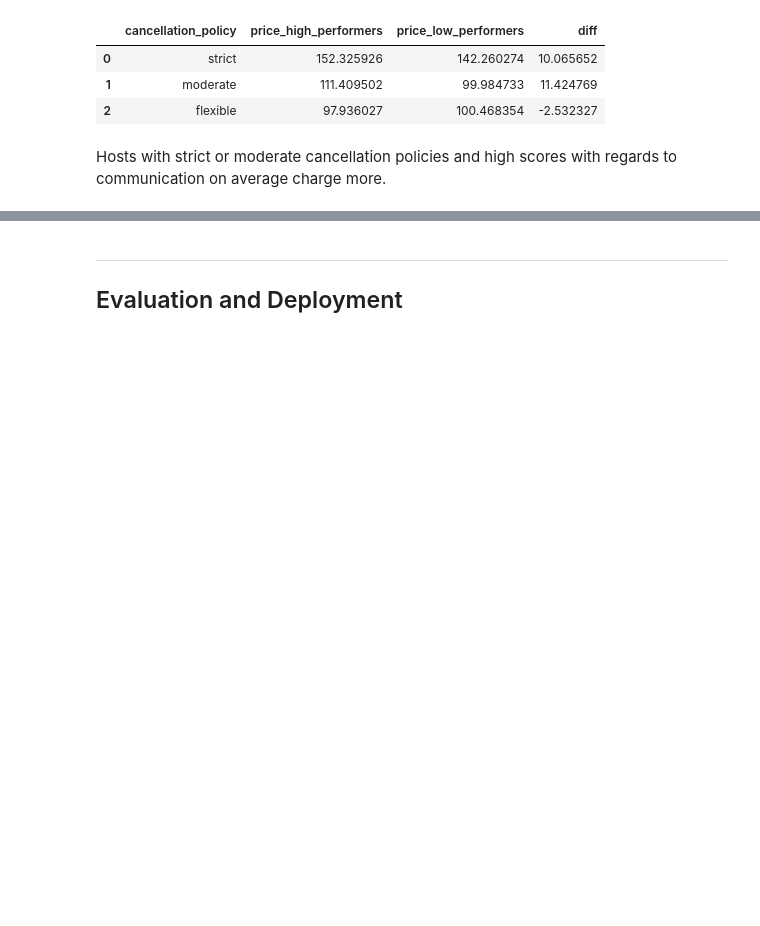
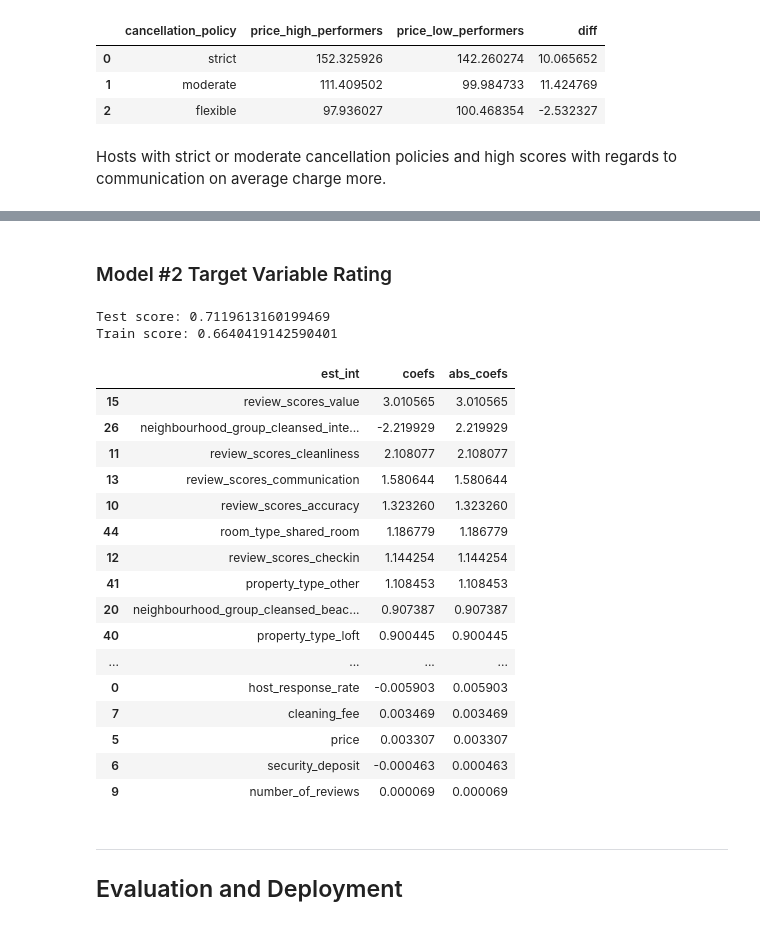
Before and after one commit to sandramuschkorgel/Udacity_Airbnb_Seattle_Analysis, a Jupyter notebook: DSND_Write_A_Data_Science_Blog_Post.ipynb, the cells around one changed output, grey strips where cells are left out. Cells and saved outputs as stored; diff of their text form; code cells hidden in the pictures; blank space fills up the shorter version.

Commit message:
feat: Update Linear Regression Model

```diff
--- a/DSND_Write_A_Data_Science_Blog_Post.ipynb
+++ b/DSND_Write_A_Data_Science_Blog_Post.ipynb
@@ -948,18 +966,18 @@ def linear_regression_model(df, target_col):
     """
 
     X = df.drop(target_col, axis=1)
-    y = df[target_col]
+    Y = df[target_col]
 
-    X_train, X_test, y_train, y_test = train_test_split(X, y)
+    X_train, X_test, Y_train, Y_test = train_test_split(X, Y, test_size=.2, random_state=3)
 
     lm_model = LinearRegression(normalize=True)
-    lm_model.fit(X_train, y_train)
+    lm_model.fit(X_train, Y_train)
 
-    y_pred_test = lm_model.predict(X_test)
-    y_pred_train = lm_model.predict(X_train)
+    Y_pred_test = lm_model.predict(X_test)
+    Y_pred_train = lm_model.predict(X_train)
 
-    test_score = r2_score(y_test, y_pred_test)
-    train_score = r2_score(y_train, y_pred_train)
+    test_score = r2_score(Y_test, Y_pred_test)
+    train_score = r2_score(Y_train, Y_pred_train)
 
     return X_train, lm_model, test_score, train_score
 # %%
@@ -1296,3 +1060,37 @@ get_coefs_df(X_train_21, lm_model_21)
+# %% [markdown]
+### Model #2 Target Variable Rating
+# %%
+df_model_2 = get_dummies_df(df_model, df_model.select_dtypes(include=object).columns)
+# %%
+df_model_2.drop('host_response_time_within_a_few_hours', axis=1, inplace=True)
+# %%
+X_train_2, lm_model_2, test_score_2, train_score_2 = linear_regression_model(df_model_2, 'review_scores_rating')
+# %%
+print(f'Test score: {test_score_2}')
+print(f'Train score: {train_score_2}')
+# %% [output]
+Test score: 0.7119613160199469
+Train score: 0.6640419142590401
+# %%
+get_coefs_df(X_train_2, lm_model_2)
+# %% [output]
+|  | est_int | coefs | abs_coefs |
+| 15 | review_scores_value | 3.010565 | 3.010565 |
+| 26 | neighbourhood_group_cleansed_inte... | -2.219929 | 2.219929 |
+| 11 | review_scores_cleanliness | 2.108077 | 2.108077 |
+| 13 | review_scores_communication | 1.580644 | 1.580644 |
+| 10 | review_scores_accuracy | 1.323260 | 1.323260 |
+| 44 | room_type_shared_room | 1.186779 | 1.186779 |
+| 12 | review_scores_checkin | 1.144254 | 1.144254 |
+| 41 | property_type_other | 1.108453 | 1.108453 |
+| 20 | neighbourhood_group_cleansed_beac... | 0.907387 | 0.907387 |
+| 40 | property_type_loft | 0.900445 | 0.900445 |
+| ... | ... | ... | ... |
+| 0 | host_response_rate | -0.005903 | 0.005903 |
+| 7 | cleaning_fee | 0.003469 | 0.003469 |
+| 5 | price | 0.003307 | 0.003307 |
+| 6 | security_deposit | -0.000463 | 0.000463 |
+| 9 | number_of_reviews | 0.000069 | 0.000069 |
 # %% [markdown]
 ***
 <a id="deploy"></a>
```
Also changed, not shown: parts of 75 cells of this notebook.
